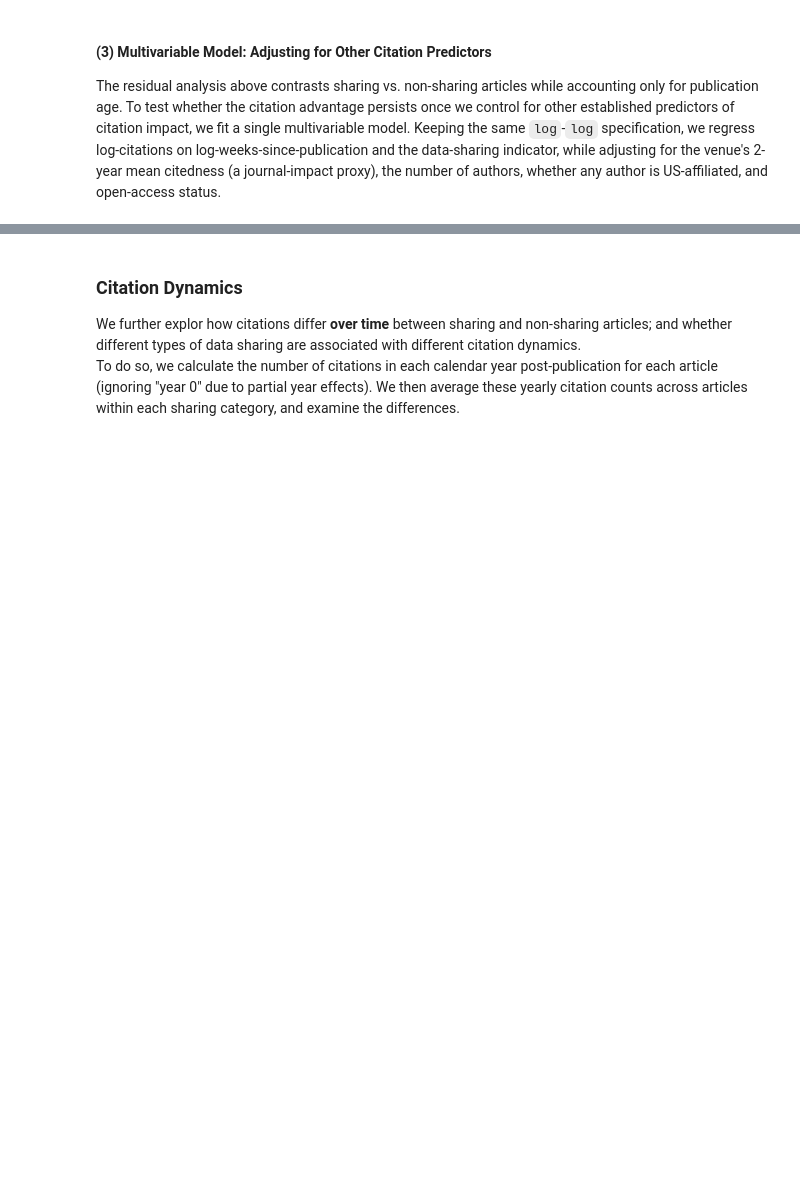
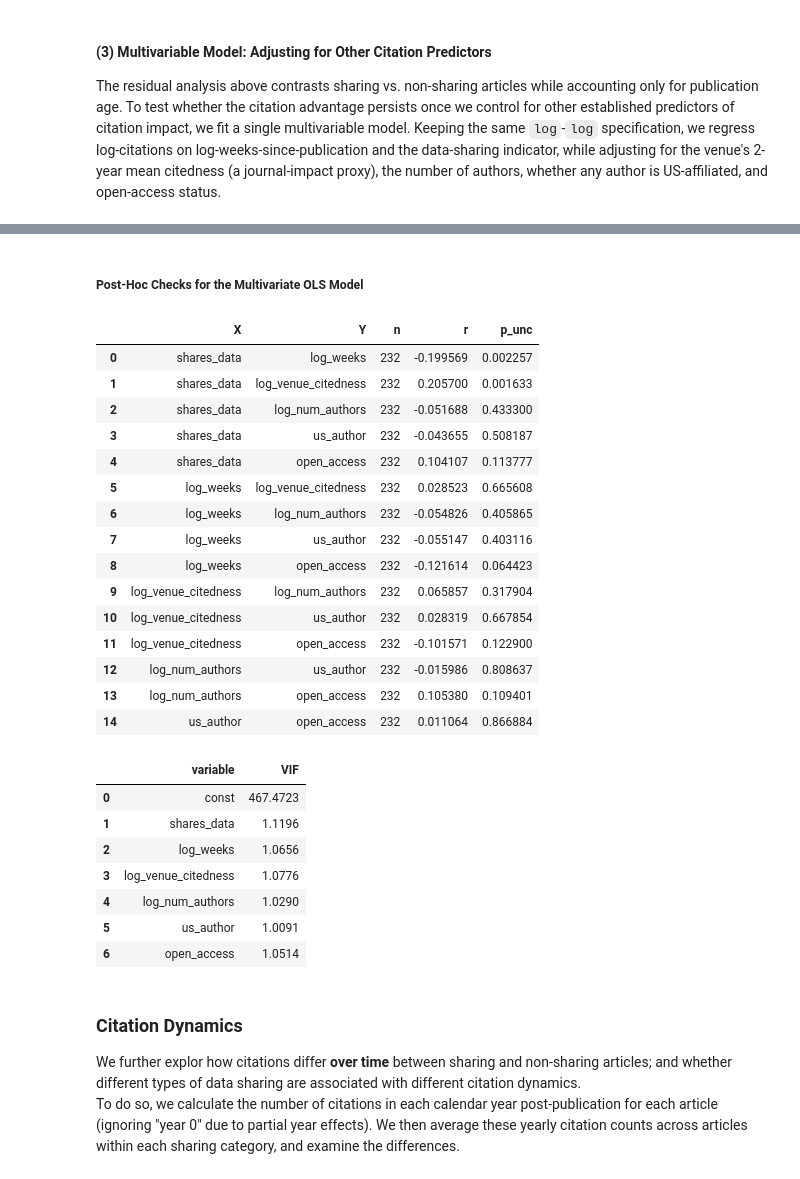
Before and after one commit to JonNir1/eye_movement_data_sharing, a Jupyter notebook: citations_for_data_sharing.ipynb, the cells around one changed output, grey strips where cells are left out. Saved outputs shown, nothing was run; the diff lists cells and outputs as text; code cells hidden in the pictures; blank space fills up the shorter version.

Commit message:
post-OLS checks

```diff
--- a/citations_for_data_sharing.ipynb
+++ b/citations_for_data_sharing.ipynb
@@ -799,21 +802,19 @@ All Data:          Slope: 1.018,        Intercept: -3.16
 #### (3) Multivariable Model: Adjusting for Other Citation Predictors
 The residual analysis above contrasts sharing vs. non-sharing articles while accounting only for publication age. To test whether the citation advantage persists once we control for other established predictors of citation impact, we fit a single multivariable model. Keeping the same `log`-`log` specification, we regress log-citations on log-weeks-since-publication and the data-sharing indicator, while adjusting for the venue's 2-year mean citedness (a journal-impact proxy), the number of authors, whether any author is US-affiliated, and open-access status.
 # %%
-import statsmodels.formula.api as smf
-
 # build the design frame (all covariates are complete for the analytic sample)
 covariate_model_df = combined.assign(
     log_citations=lambda d: np.log(d["TotalCitations"] + 1),
     log_weeks=lambda d: np.log(d["Pub2UpdateTime"] / pd.Timedelta(weeks=1)),
-    log_venue_citedness=lambda d: np.log(d["Venue2yrMeanCitedness"] + 1),
+    log_venue_citedness=lambda d: np.log(d["Venue2yrMeanCitedness"] + 1),   # one of 'Venue2yrMeanCitedness'/'VenueHIndex'/'VenueI10Index'
     log_num_authors=lambda d: np.log(d["NumAuthors"]),
     shares_data=lambda d: d["is_sharing_data"].astype(int),
     us_author=lambda d: d["HasUSAuthor"].astype(int),
     open_access=lambda d: d["IsOpenAccess"].astype(int),
-)
+)[["shares_data", "log_weeks" , "log_venue_citedness", "log_num_authors", "us_author", "open_access", "log_citations"]]
 
 covariate_model = smf.ols(
-    "log_citations ~ log_weeks + shares_data + log_venue_citedness + log_num_authors + us_author + open_access",
+    "log_citations ~ shares_data + log_weeks + log_venue_citedness + log_num_authors + us_author + open_access",
     data=covariate_model_df,
 ).fit()
 print(covariate_model.summary())
@@ -844,6 +845,53 @@ Covariance Type:            nonrobust
 Data-sharing effect adjusted for publication age, venue impact, author count, US authorship, and open access:
   beta = 0.142  (95% CI [-0.100, 0.384]),  p = 0.250
   multiplicative citation advantage = exp(beta) = 1.152× (+15.2%)
+# %% [markdown]
+##### Post-Hoc Checks for the Multivariate OLS Model
+# %%
+predictors = [col for col in covariate_model_df.columns if col != "log_citations"]
+predictors_df = covariate_model_df[predictors]
+
+# check pairwise correlation between predictors
+predictor_correlations = pg.pairwise_corr(
+    data=predictors_df,
+    columns=predictors_df.columns,
+    method="pearson",
+    padjust="none"
+)[["X", "Y", "n", "r", "p_unc"]]
+display(predictor_correlations)
+
+# calculate Variance Inflation Factor for each predictor
+vif_input = sm.add_constant(predictors_df.dropna())
+vif = pd.DataFrame({
+    "variable": vif_input.columns,
+    "VIF": [variance_inflation_factor(vif_input.values, i).round(4) for i in range(vif_input.shape[1])]
+})
+display(vif)
+# %% [output]
+|  | X | Y | n | r | p_unc |
+| 0 | shares_data | log_weeks | 232 | -0.199569 | 0.002257 |
+| 1 | shares_data | log_venue_citedness | 232 | 0.205700 | 0.001633 |
+| 2 | shares_data | log_num_authors | 232 | -0.051688 | 0.433300 |
+| 3 | shares_data | us_author | 232 | -0.043655 | 0.508187 |
+| 4 | shares_data | open_access | 232 | 0.104107 | 0.113777 |
+| 5 | log_weeks | log_venue_citedness | 232 | 0.028523 | 0.665608 |
+| 6 | log_weeks | log_num_authors | 232 | -0.054826 | 0.405865 |
+| 7 | log_weeks | us_author | 232 | -0.055147 | 0.403116 |
+| 8 | log_weeks | open_access | 232 | -0.121614 | 0.064423 |
+| 9 | log_venue_citedness | log_num_authors | 232 | 0.065857 | 0.317904 |
+| 10 | log_venue_citedness | us_author | 232 | 0.028319 | 0.667854 |
+| 11 | log_venue_citedness | open_access | 232 | -0.101571 | 0.122900 |
+| 12 | log_num_authors | us_author | 232 | -0.015986 | 0.808637 |
+| 13 | log_num_authors | open_access | 232 | 0.105380 | 0.109401 |
+| 14 | us_author | open_access | 232 | 0.011064 | 0.866884 |
+|  | variable | VIF |
+| 0 | const | 467.4723 |
+| 1 | shares_data | 1.1196 |
+| 2 | log_weeks | 1.0656 |
+| 3 | log_venue_citedness | 1.0776 |
+| 4 | log_num_authors | 1.0290 |
+| 5 | us_author | 1.0091 |
+| 6 | open_access | 1.0514 |
 # %% [markdown]
 ### Citation Dynamics
 We further explor how citations differ **over time** between sharing and non-sharing articles; and whether different types of data sharing are associated with different citation dynamics.<br>
```
Also changed, not shown: parts of 2 cells of this notebook.
